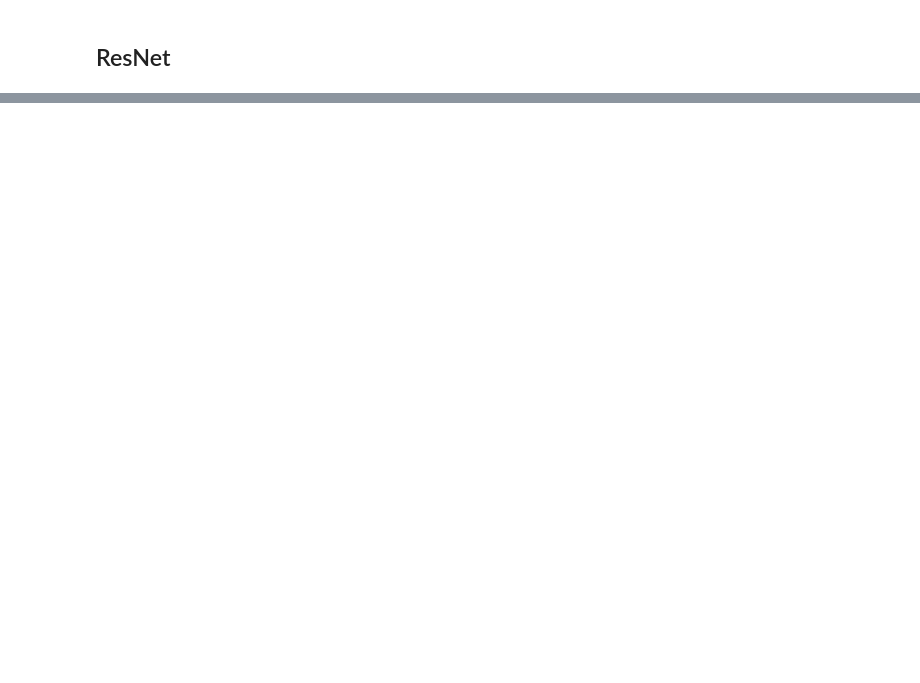
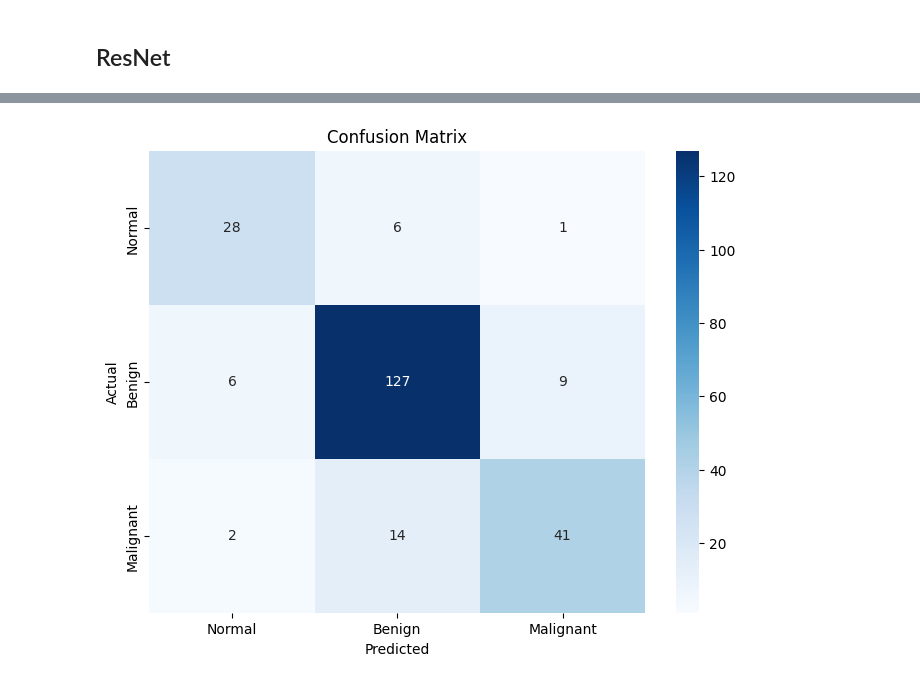
Before and after one commit to Amirhossein-Nayebi/ltu-M7016H-project, a Jupyter notebook: main.ipynb, the cells around one changed output, grey strips where cells are left out. Drawn from its saved outputs; the diff is of its cells as text; code cells hidden in the pictures; blank space fills up the shorter version.

```diff
--- a/main.ipynb
+++ b/main.ipynb
@@ -261,0 +362,35 @@ ResNet(
+# %%
+from sklearn.metrics import confusion_matrix
+import seaborn as sns
+
+# Get predicted labels and ground truth labels for the test set
+all_predicted_labels = []
+all_ground_truth_labels = []
+with torch.no_grad():
+    for inputs, labels in test_loader:
+        inputs, labels = inputs.to(device), labels.to(device)
+        outputs = res_net(inputs)
+        _, predicted = outputs.max(1)
+        all_predicted_labels += predicted.tolist()
+        all_ground_truth_labels += labels.tolist()
+
+# Compute the confusion matrix
+cm = confusion_matrix(all_ground_truth_labels, all_predicted_labels)
+
+# Plot the confusion matrix as a heatmap
+fig, ax = plt.subplots(figsize=(8, 6))
+sns.heatmap(
+    cm,
+    annot=True,
+    fmt="g",
+    cmap="Blues",
+    xticklabels=label_names,
+    yticklabels=label_names,
+    ax=ax,
+)
+ax.set_xlabel("Predicted")
+ax.set_ylabel("Actual")
+ax.set_title("Confusion Matrix")
+plt.show()
+# %% [output]
+[figure, added]
```
Also changed, not shown: parts of 8 cells of this notebook, 4 other files.
